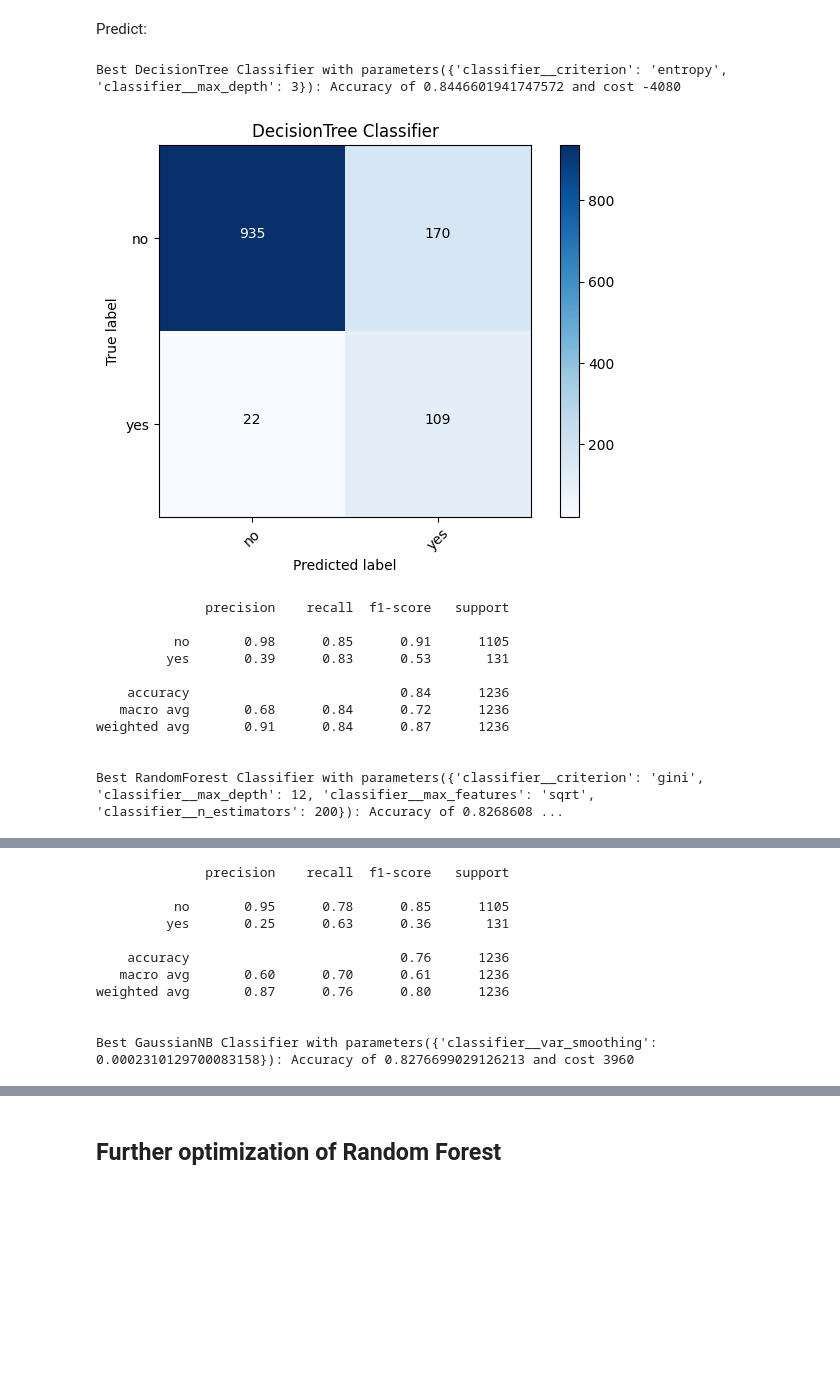
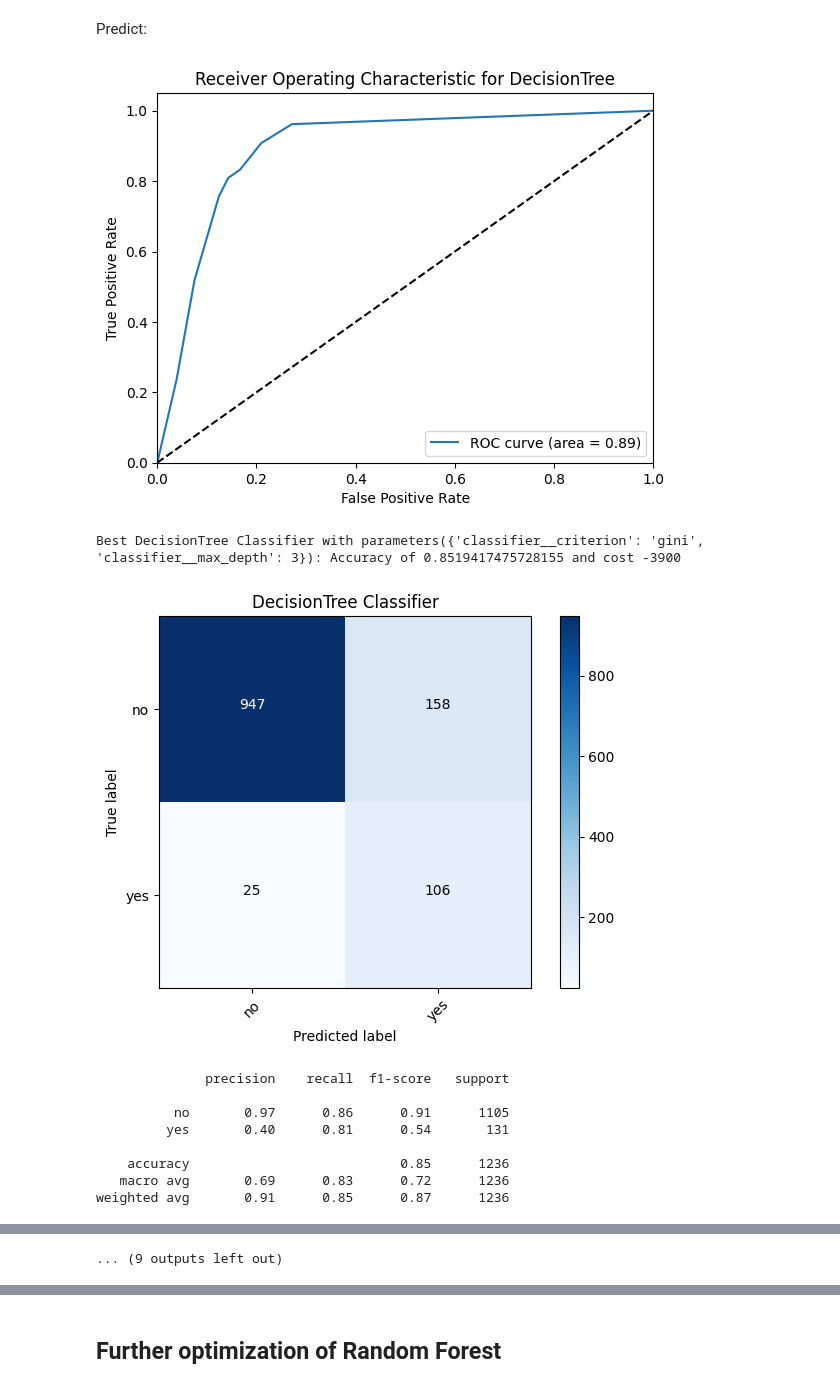
Before and after one commit to joscha-st/ibait_ml_g1, a Jupyter notebook: main_j.ipynb, the cells around one changed output, grey strips where cells are left out. Saved outputs shown, nothing was run; the diff lists cells and outputs as text; code cells hidden in the pictures; blank space fills up the shorter version.

```diff
--- a/main_j.ipynb
+++ b/main_j.ipynb
@@ -181,6 +198,7 @@ scorer = make_scorer(cost_function, greater_is_better=False)
 # %% [markdown]
 Predict:
 # %%
+from sklearn.metrics import roc_auc_score, roc_curve
 from sklearn.model_selection import GridSearchCV, train_test_split
 
 # list of tuples where the first element is the classifier's name, the second is the classifier itself and the third are the grid search parameters
@@ -213,6 +231,27 @@ for name, pipeline, param_grid in classifiers:
 
     # Make predictions with the best model
     prediction = best_model.predict(bank_data_test)
+
+    # Calculate probabilities for the positive class
+    probs = best_model.predict_proba(bank_data_test)[:, 1]
+
+    # Calculate the ROC curve
+    fpr, tpr, thresholds = roc_curve(bank_target_test, probs)
+
+    # Calculate the AUC
+    roc_auc = roc_auc_score(bank_target_test, probs)
+
+    # Plot the ROC curve
+    plt.figure()
+    plt.plot(fpr, tpr, label='ROC curve (area = %0.2f)' % roc_auc)
+    plt.plot([0, 1], [0, 1], 'k--')
+    plt.xlim([0.0, 1.0])
+    plt.ylim([0.0, 1.05])
+    plt.xlabel('False Positive Rate')
+    plt.ylabel('True Positive Rate')
+    plt.title('Receiver Operating Characteristic for {}'.format(name))
+    plt.legend(loc="lower right")
+    plt.show()
 
     # Calculate accuracy and cost
     cm = confusion_matrix(bank_target_test, prediction)
@@ -221,43 +260,41 @@ for name, pipeline, param_grid in classifiers:
 
     # Append the name and performance metrics to the lists
     names.append(name)
     accuracies.append(acc)
     costs.append(cost)
 
     # Plot Confusion Matrix for each classifier
     print("\nBest {} Classifier with parameters({}): Accuracy of {} and cost {}".format(name, best_param, acc, cost))
     plot_confusion_matrix(cm, classes=label_names, title='{} Classifier'.format(name))
     plt.show()
     print(classification_report(bank_target_test, prediction, target_names=label_names))
 
 # Plotting comparison
 plt.figure(figsize=(12,5))
 
 # Subplot for accuracy
 plt.subplot(121)  # 1 row, 2 columns, plot 1
 plt.bar(names, accuracies)
 plt.title('Accuracy comparison')
 plt.ylabel('Accuracy')
 
 # Subplot for cost
 plt.subplot(122)  # 1 row, 2 columns, plot 2
 plt.bar(names, costs)
 plt.title('Cost comparison')
 plt.ylabel('Cost')
 
 plt.tight_layout()
 plt.show()
 # %% [output]
+[figure, new version]
-Best DecisionTree Classifier with parameters({'classifier__criterion': 'entropy', 'classifier__max_depth': 3}): Accuracy of 0.8446601941747572 and cost -4080
+Best DecisionTree Classifier with parameters({'classifier__criterion': 'gini', 'classifier__max_depth': 3}): Accuracy of 0.8519417475728155 and cost -3900
-[figure, old version]
+[figure, new version]
               precision    recall  f1-score   support
 
-          no       0.98      0.85      0.91      1105
-         yes       0.39      0.83      0.53       131
+          no       0.97      0.86      0.91      1105
+         yes       0.40      0.81      0.54       131
 
-    accuracy                           0.84      1236
-   macro avg       0.68      0.84      0.72      1236
-weighted avg       0.91      0.84      0.87      1236
-
-
-Best RandomForest Classifier with parameters({'classifier__criterion': 'gini', 'classifier__max_depth': 12, 'classifier__max_features': 'sqrt', 'classifier__n_estimators': 200}): Accuracy of 0.8268608 ...
+    accuracy                           0.85      1236
+   macro avg       0.69      0.83      0.72      1236
+weighted avg       0.91      0.85      0.87      1236
@@ -292,11 +323 @@ Best MultinomialNB Classifier with parameters({'classifier__alpha': 0.5, 'classi
-              precision    recall  f1-score   support
-
-          no       0.95      0.78      0.85      1105
-         yes       0.25      0.63      0.36       131
-
-    accuracy                           0.76      1236
-   macro avg       0.60      0.70      0.61      1236
-weighted avg       0.87      0.76      0.80      1236
-
-
-Best GaussianNB Classifier with parameters({'classifier__var_smoothing': 0.0002310129700083158}): Accuracy of 0.8276699029126213 and cost 3960
+... (9 outputs left out)
```
Also changed, not shown: parts of 6 cells of this notebook.
